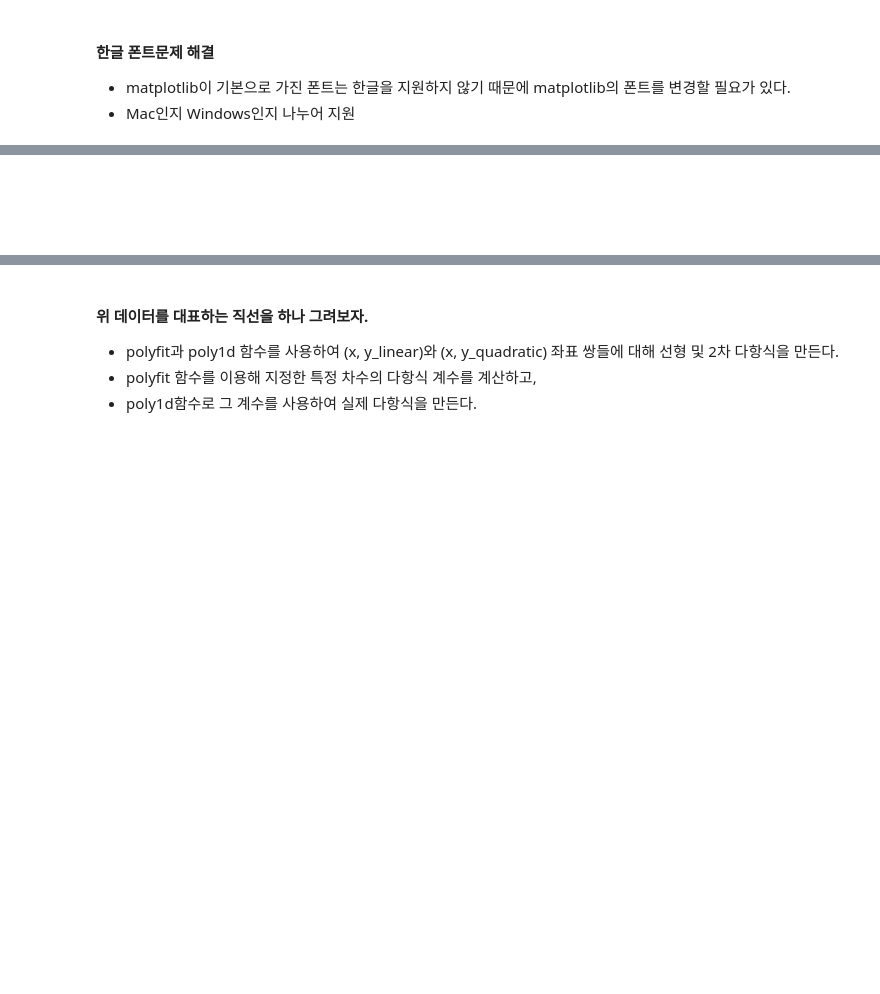
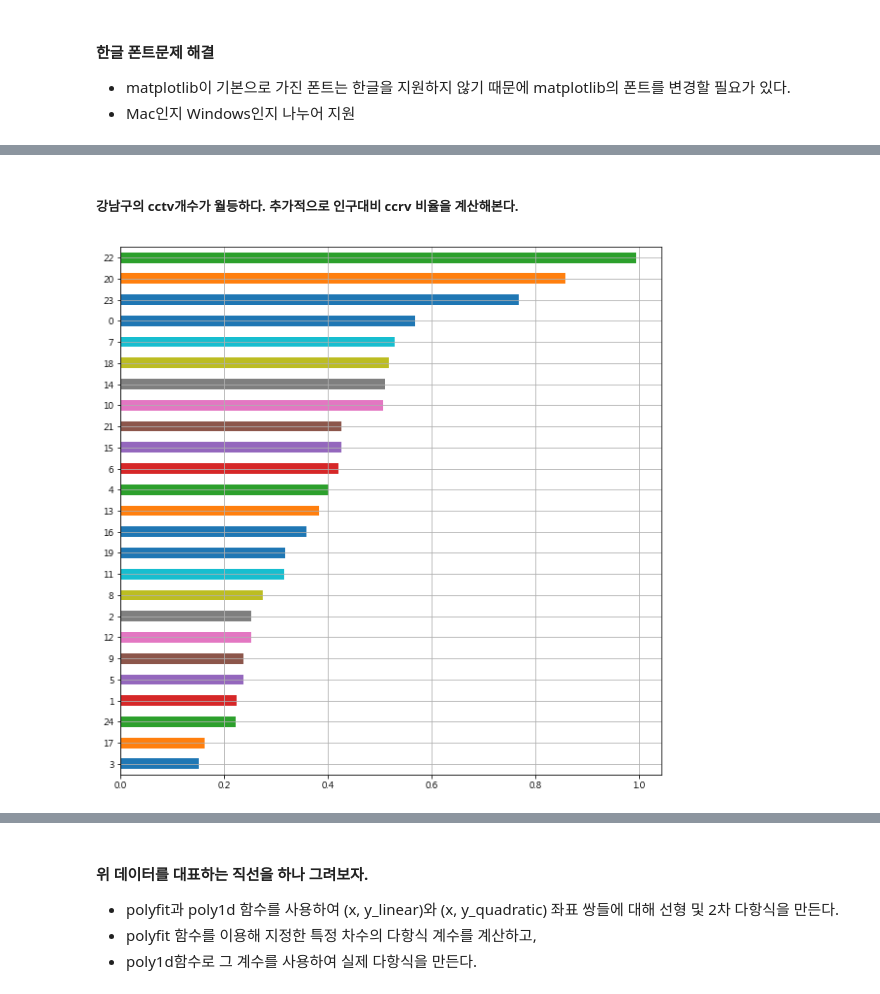
Before and after one commit to haewookjeong/MgtDatabase2018, a Jupyter notebook: 데이터분석1/데이터분석1_서울시 구별 CCTV 현황분석_Students.ipynb, the cells around one changed output, grey strips where cells are left out. Saved outputs shown, nothing was run; the diff lists cells and outputs as text; code cells hidden in the pictures; blank space fills up the shorter version.

```diff
--- a/데이터분석1/데이터분석1_서울시 구별 CCTV 현황분석_Students.ipynb
+++ b/데이터분석1/데이터분석1_서울시 구별 CCTV 현황분석_Students.ipynb
@@ -146,0 +307,3 @@ import numpy as np
+# %%
+
+CCTV_Seoul["최근증가율"] = (CCTV_Seoul['2016년'] + CCTV_Seoul['2015년'] + CCTV_Seoul['2014년']) / CCTV_Seoul['2013년도 이전'] * 100
@@ -151,3 +336,5 @@ pop_Seoul.head()
 # %%
 # 서울시 전체 데이터인 첫행을 날린다.
 # 0번째 행인 서울시 전체 데이터를 날림.
+pop_Seoul = pop_Seoul.iloc[1:,:]
+pop_Seoul
@@ -165,0 +373,4 @@ pop_Seoul.head()
+# %%
+pop_Seoul['외국인비율'] = pop_Seoul['외국인'] / pop_Seoul['내국인'] * 100
+pop_Seoul['고령자비율'] = pop_Seoul['고령자'] / pop_Seoul['내국인'] * 100
+pop_Seoul.head()
@@ -260,3 +619,5 @@ pd.merge(left, right, how='right', on='key')
 # 7. CCTV 데이터와 인구 데이터 합치고 분석하기
 # %%
 # '구별'을 중심으로 합치기
+data_result = pd.merge(CCTV_Seoul, pop_Seoul, on="구별")
+data_result.head()
@@ -326,14 +735,12 @@ plt.show()
-# %% [markdown]
-#####
+# %% [markdown]
+##### 강남구의 cctv개수가 월등하다. 추가적으로 인구대비 ccrv 비율을 계산해본다.
 # %%
 # 인구 대비 CCTV 비율을 구한다.
-data_result['CCTV비율'] = data_result['소계'] / data_result['인구수'] * 100
+data_result['CCTV비율'] = data_result['소계'] / data_result['총인구'] * 100
 
 # CCTV 비율을 가지고 수평 막대 그래프를 그린다.
 data_result['CCTV비율'].sort_values().plot(kind='barh',
                                          grid=True, figsize=(10,10))
 plt.show()
+# %% [output]
+[figure, added]
-# %% [markdown]
-#####
-#####
-#####
```
Also changed, not shown: parts of 61 cells of this notebook, 2 other files.
